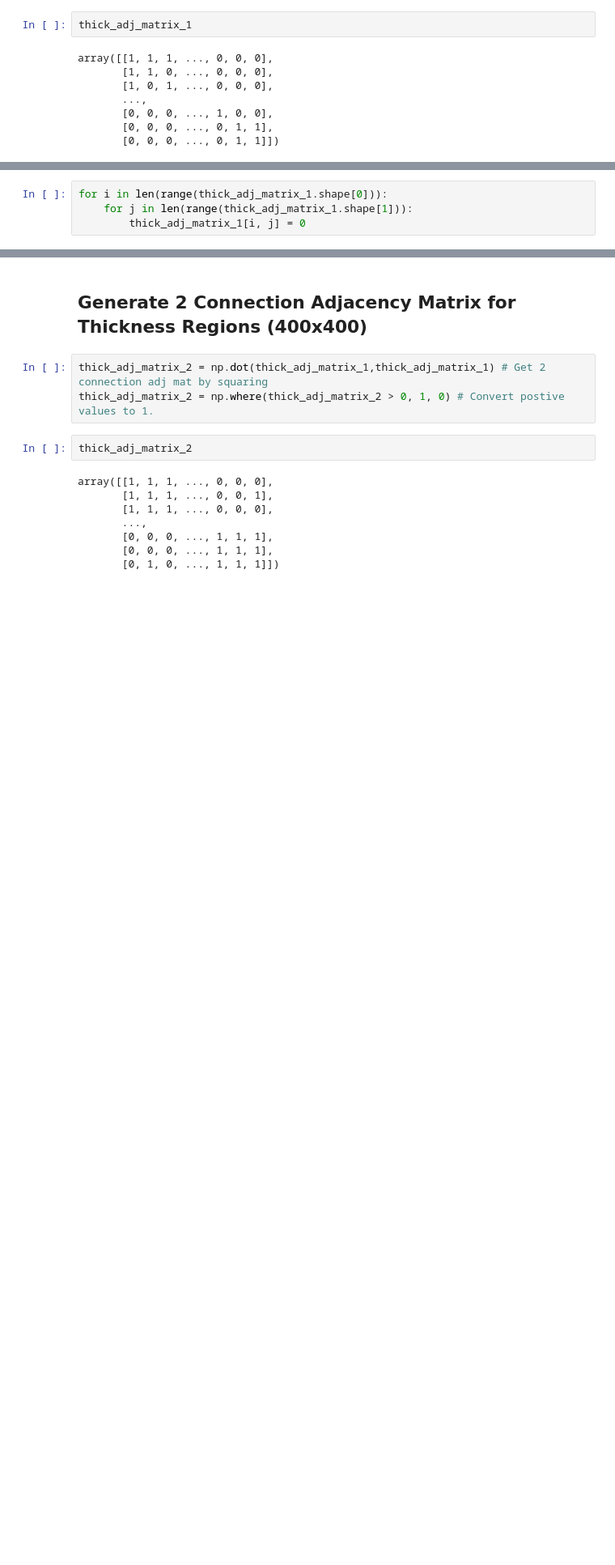
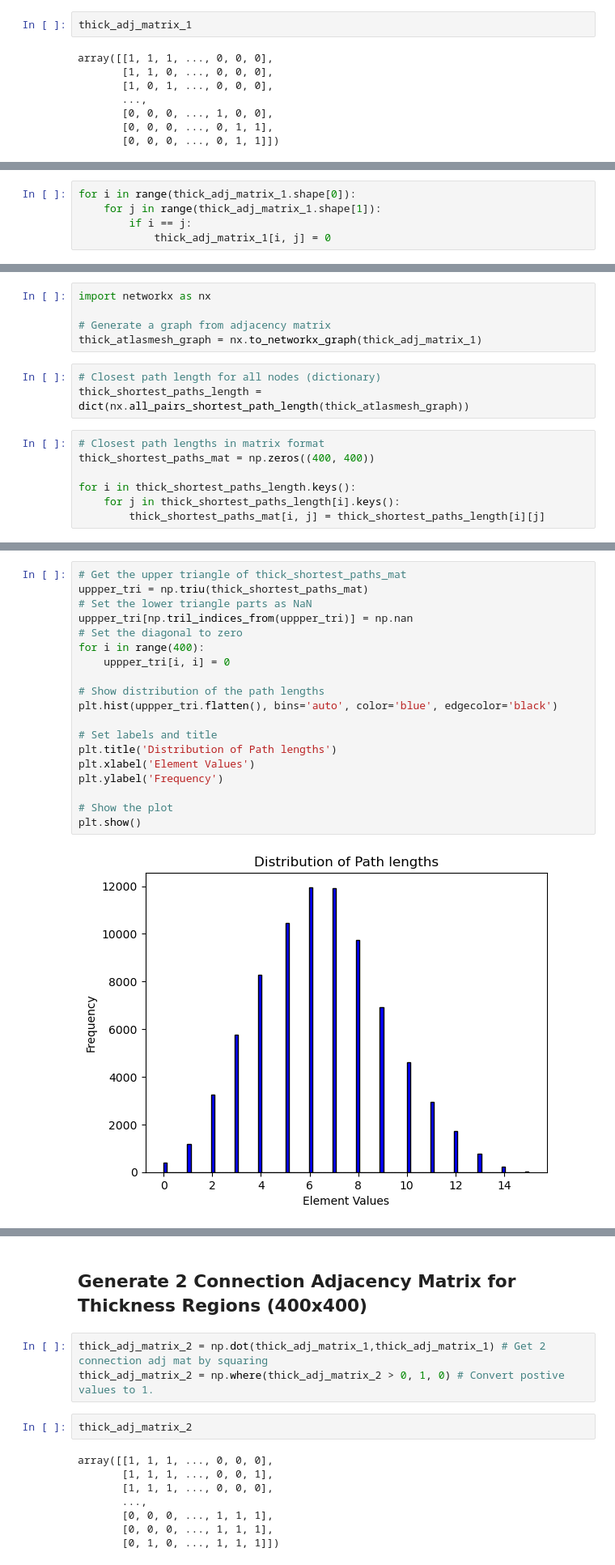
Before and after one commit to dontminchenit/mBIN, a Jupyter notebook: FTD_JupyterNotebook/Thickness_At_Pathology_Analysis/[7] Nodal Strength (Log %AO Pathology) vs Mean (Volume W-Score) At Pathology - Further Analysis (Atlas Mesh as Connection).ipynb, the cells around one changed output, grey strips where cells are left out. Shown: that part at 81% size. Drawn from its saved outputs; the diff is of its cells as text; blank space fills up the shorter version.

Commit message:
shortest path implemented

```diff
--- a/FTD_JupyterNotebook/Thickness_At_Pathology_Analysis/[7] Nodal Strength (Log %AO Pathology) vs Mean (Volume W-Score) At Pathology - Further Analysis (Atlas Mesh as Connection).ipynb
+++ b/FTD_JupyterNotebook/Thickness_At_Pathology_Analysis/[7] Nodal Strength (Log %AO Pathology) vs Mean (Volume W-Score) At Pathology - Further Analysis (Atlas Mesh as Connection).ipynb
@@ -232,4 +216,5 @@ array([[       nan, 0.16155377, 0.12980844, ..., 0.30909327, 0.39095512,
 # %%
-for i in len(range(thick_adj_matrix_1.shape[0])):
-    for j in len(range(thick_adj_matrix_1.shape[1])):
-        thick_adj_matrix_1[i, j] = 0
+for i in range(thick_adj_matrix_1.shape[0]):
+    for j in range(thick_adj_matrix_1.shape[1]):
+        if i == j:
+            thick_adj_matrix_1[i, j] = 0
@@ -241,0 +233,15 @@ thick_adj_matrix_1.shape
+# %%
+import networkx as nx
+
+# Generate a graph from adjacency matrix
+thick_atlasmesh_graph = nx.to_networkx_graph(thick_adj_matrix_1)
+# %%
+# Closest path length for all nodes (dictionary)
+thick_shortest_paths_length = dict(nx.all_pairs_shortest_path_length(thick_atlasmesh_graph))
+# %%
+# Closest path lengths in matrix format
+thick_shortest_paths_mat = np.zeros((400, 400))
+
+for i in thick_shortest_paths_length.keys():
+    for j in thick_shortest_paths_length[i].keys():
+        thick_shortest_paths_mat[i, j] = thick_shortest_paths_length[i][j]
@@ -241,0 +274,21 @@ thick_adj_matrix_1.shape
+# %%
+# Get the upper triangle of thick_shortest_paths_mat
+uppper_tri = np.triu(thick_shortest_paths_mat)
+# Set the lower triangle parts as NaN
+uppper_tri[np.tril_indices_from(uppper_tri)] = np.nan
+# Set the diagonal to zero
+for i in range(400):
+    uppper_tri[i, i] = 0
+
+# Show distribution of the path lengths
+plt.hist(uppper_tri.flatten(), bins='auto', color='blue', edgecolor='black')
+
+# Set labels and title
+plt.title('Distribution of Path lengths')
+plt.xlabel('Element Values')
+plt.ylabel('Frequency')
+
+# Show the plot
+plt.show()
+# %% [output]
+[figure, added]
```
Also changed, not shown: parts of 23 cells of this notebook, 3 other files.
